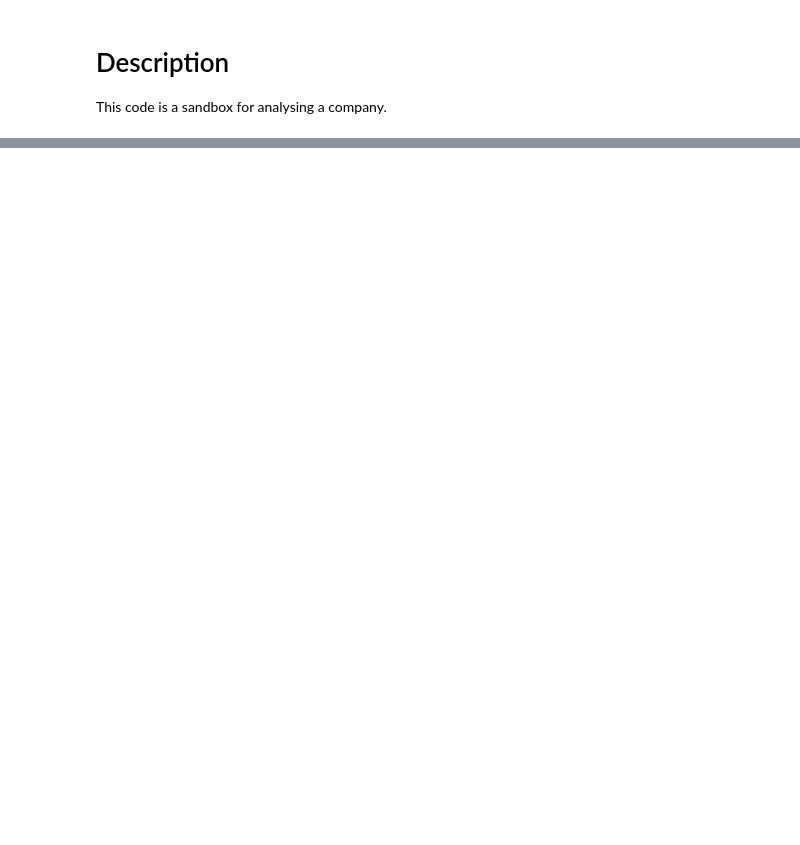
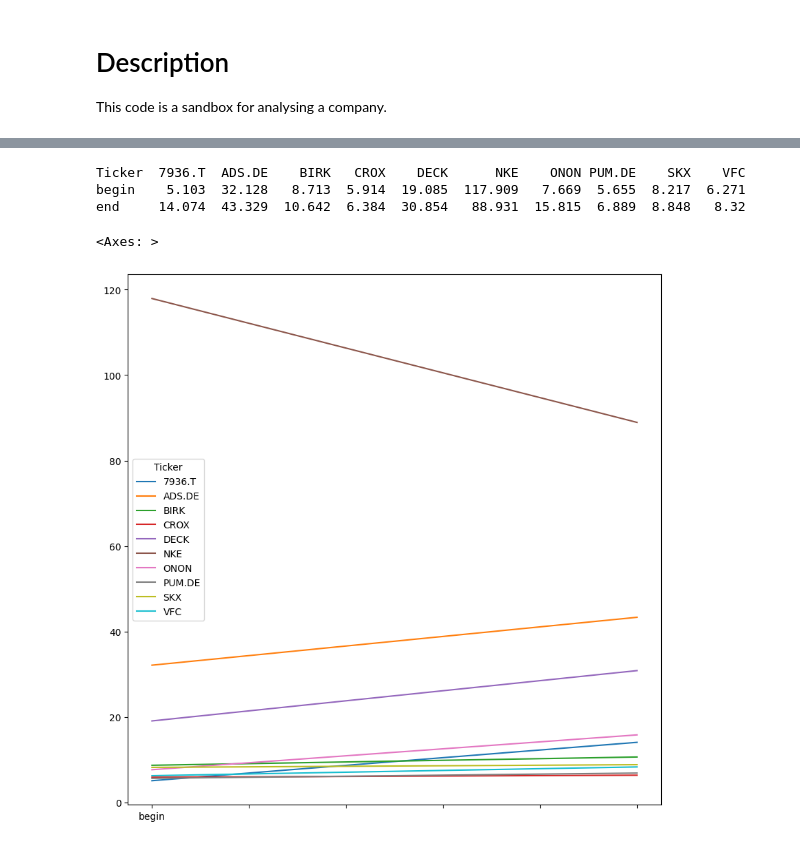
Before and after one commit to dineshthogulua/finance, a Jupyter notebook: demos/company_analysis.ipynb, the cells around one changed output, grey strips where cells are left out. Cells and saved outputs as stored; diff of their text form; code cells hidden in the pictures; blank space fills up the shorter version.

```diff
--- a/demos/company_analysis.ipynb
+++ b/demos/company_analysis.ipynb
@@ -114,0 +104,13 @@ df2.head(10)
+# %%
+# begin_yvalus = list(mcap.iloc[0].sort_values(ascending=False).index)
+# end_yvalues = list(mcap.iloc[-1].sort_values(ascending=False).index)
+slopedf = pd.DataFrame({'begin':mcap.iloc[0].sort_index(), 'end':mcap.iloc[-1].sort_index()})
+pprint(slopedf.transpose())
+fig,ax = plt.subplots(1,1,figsize=(10,10))
+slopedf.transpose().plot(ax=ax)
+# %% [output]
+Ticker  7936.T  ADS.DE    BIRK   CROX    DECK      NKE    ONON PUM.DE    SKX    VFC
+begin    5.103  32.128   8.713  5.914  19.085  117.909   7.669  5.655  8.217  6.271
+end     14.074  43.329  10.642  6.384  30.854   88.931  15.815  6.889  8.848   8.32
+<Axes: >
+[figure, added]
```
Also changed, not shown: parts of 12 cells of this notebook, 5 other files.
